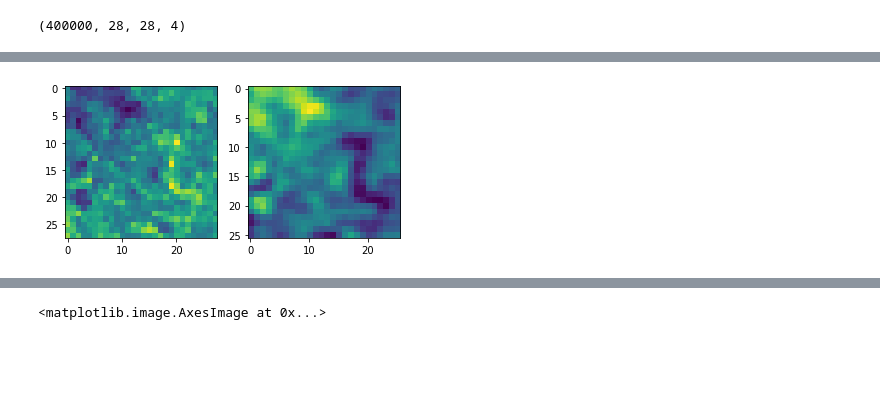
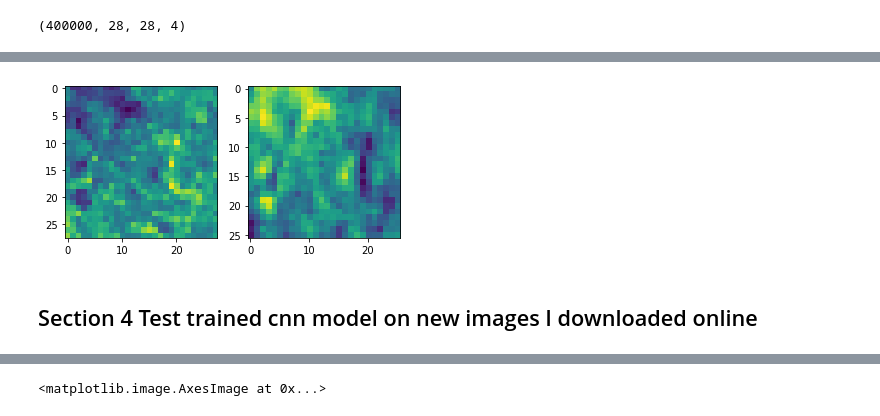
Before and after one commit to graceyu2020/Capstone_Project3, a Jupyter notebook: Satellite_Image_Classification.ipynb, the cells around one changed output, grey strips where cells are left out. Saved outputs shown, nothing was run; the diff lists cells and outputs as text; code cells hidden in the pictures; blank space fills up the shorter version.

```diff
--- a/Satellite_Image_Classification.ipynb
+++ b/Satellite_Image_Classification.ipynb
@@ -263,7 +346,7 @@ cnn_model.add(Dense(4, activation='softmax'))
 cnn_model.compile(optimizer='adam', loss='categorical_crossentropy', metrics=['accuracy'])
 # %%
 # Save model parameter in the file "weights.hdf5"
-checkpoint = ModelCheckpoint('weights.hdf5', monitor='val_loss', save_best_only=True)
+checkpoint = ModelCheckpoint('cnn_weights.hdf5', monitor='val_loss', save_best_only=True)
 # Store in a list to be used during training
 callbacks_list = [checkpoint]
 
@@ -350,0 +468,8 @@ plt.show()
+# %%
+# Visulize the kernel at layer 2
+conv2 = cnn_model.layers[2]
+weights2 = conv2.get_weights()
+kernels2 = weights2[0]
+kernel2_1 = kernels2[:,:, 0, 0]
+plt.imshow(kernel2_1)
+plt.show()
@@ -351,21 +478,21 @@ plt.show()
 # %%
 # Check what does the second kernel do to the image
-# pick the 4th image in the training set
-kernel1_2 = kernels1[:,:, 0, 1]
 
 # convolve this image with kernel
 conv_2 = np.zeros((26,26))
 for i in range(26):
     for j in range(26):
         window = test_image[i:i+3, j:j+3]
-        conv_2[i,j] = np.sum(window*kernel1_2)
+        conv_2[i,j] = np.sum(window*kernel2_1)
 
 #plt these two images
 
 ax1 = plt.subplot(1,2,1)
 ax2 = plt.subplot(1,2,2)
 ax1.imshow(test_image)
 ax2.imshow(conv_2)
 plt.show()
 # %% [output]
-[figure, old version]
+[figure, new version]
+# %% [markdown]
+## Section 4 Test trained cnn model on new images I downloaded online
```
Also changed, not shown: parts of 48 cells of this notebook.
